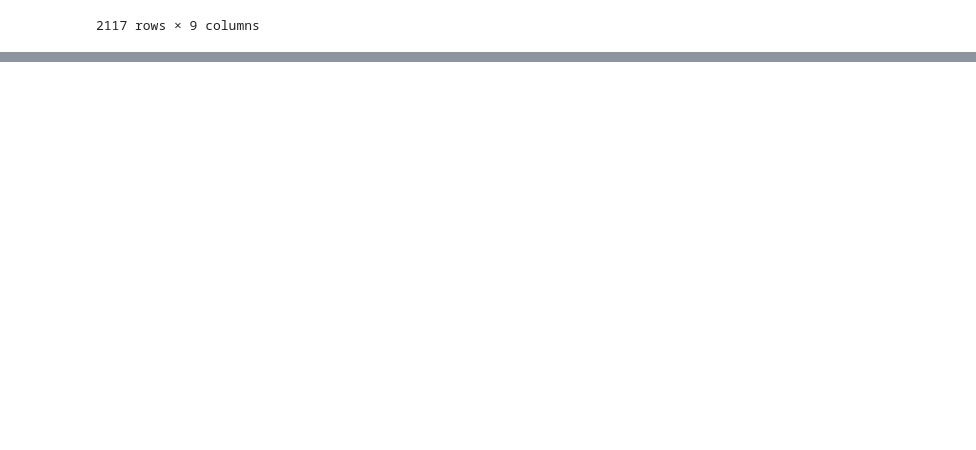
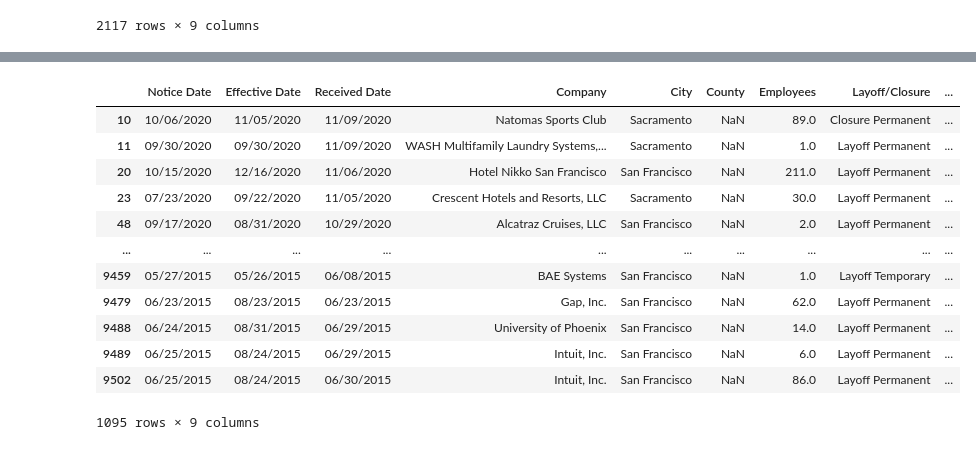
Before and after one commit to biglocalnews/WARN_Cali_analysis, a Jupyter notebook: hardest_hit/hard_hit_clean_city.ipynb, the cells around one changed output, grey strips where cells are left out. Saved outputs shown, nothing was run; the diff lists cells and outputs as text; code cells hidden in the pictures; blank space fills up the shorter version.

```diff
--- a/hardest_hit/hard_hit_clean_city.ipynb
+++ b/hardest_hit/hard_hit_clean_city.ipynb
@@ -69,0 +265,17 @@ no_county
+# %%
+cali_nulls = cali_layoffs[cali_layoffs['County'].isnull()]
+cali_nulls
+# %% [output]
+|  | Notice Date | Effective Date | Received Date | Company | City | County | Employees | Layoff/Closure | ... |
+| 10 | 10/06/2020 | 11/05/2020 | 11/09/2020 | Natomas Sports Club | Sacramento | NaN | 89.0 | Closure Permanent | ... |
+| 11 | 09/30/2020 | 09/30/2020 | 11/09/2020 | WASH Multifamily Laundry Systems,... | Sacramento | NaN | 1.0 | Layoff Permanent | ... |
+| 20 | 10/15/2020 | 12/16/2020 | 11/06/2020 | Hotel Nikko San Francisco | San Francisco | NaN | 211.0 | Layoff Permanent | ... |
+| 23 | 07/23/2020 | 09/22/2020 | 11/05/2020 | Crescent Hotels and Resorts, LLC | Sacramento | NaN | 30.0 | Layoff Permanent | ... |
+| 48 | 09/17/2020 | 08/31/2020 | 10/29/2020 | Alcatraz Cruises, LLC | San Francisco | NaN | 2.0 | Layoff Permanent | ... |
+| ... | ... | ... | ... | ... | ... | ... | ... | ... | ... |
+| 9459 | 05/27/2015 | 05/26/2015 | 06/08/2015 | BAE Systems | San Francisco | NaN | 1.0 | Layoff Temporary | ... |
+| 9479 | 06/23/2015 | 08/23/2015 | 06/23/2015 | Gap, Inc. | San Francisco | NaN | 62.0 | Layoff Permanent | ... |
+| 9488 | 06/24/2015 | 08/31/2015 | 06/29/2015 | University of Phoenix | San Francisco | NaN | 14.0 | Layoff Permanent | ... |
+| 9489 | 06/25/2015 | 08/24/2015 | 06/29/2015 | Intuit, Inc. | San Francisco | NaN | 6.0 | Layoff Permanent | ... |
+| 9502 | 06/25/2015 | 08/24/2015 | 06/30/2015 | Intuit, Inc. | San Francisco | NaN | 86.0 | Layoff Permanent | ... |
+1095 rows × 9 columns
```
Also changed, not shown: parts of 25 cells of this notebook, 2 other files.
